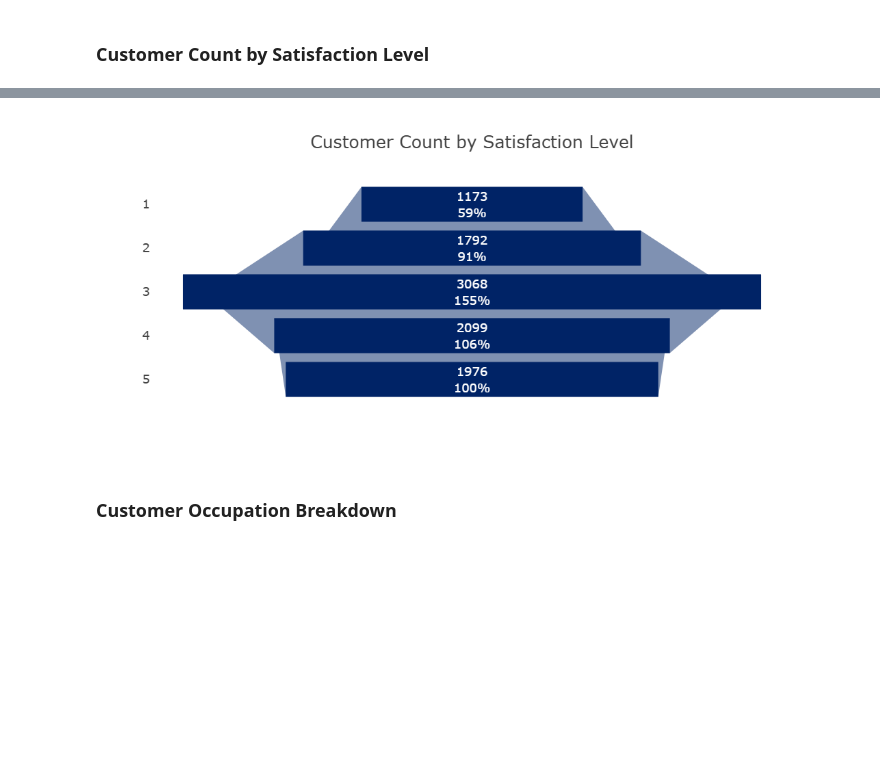
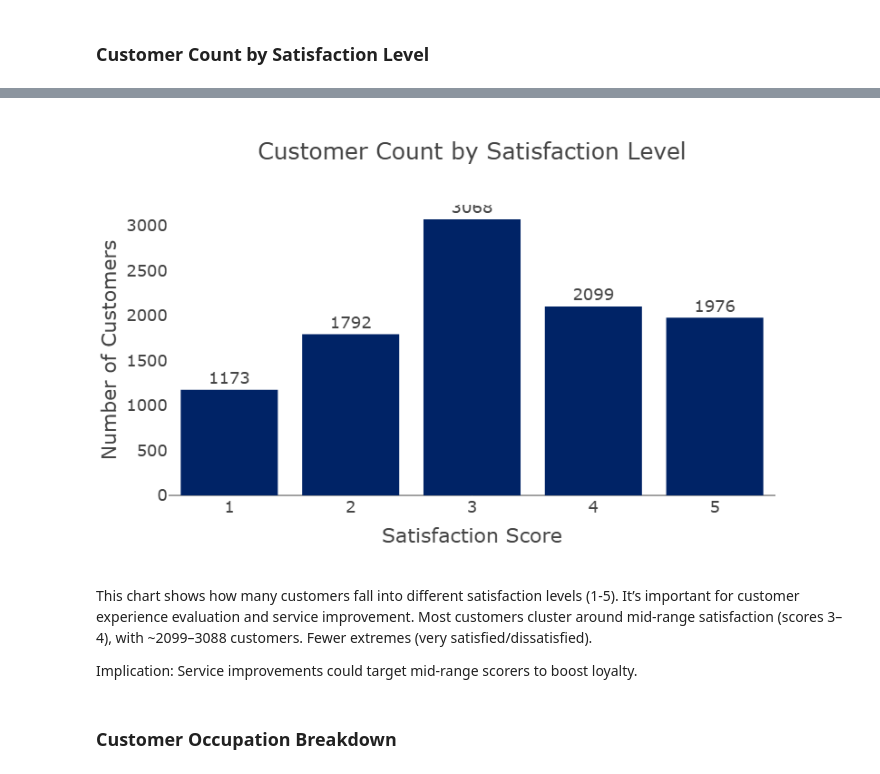
Before and after one commit to NadiaHirwa/Credit-Card-Financial, a Jupyter notebook: notebooks/Data_Analysis.ipynb, the cells around one changed output, grey strips where cells are left out. Cells and saved outputs as stored; diff of their text form; code cells hidden in the pictures; blank space fills up the shorter version.

```diff
--- a/notebooks/Data_Analysis.ipynb
+++ b/notebooks/Data_Analysis.ipynb
@@ -683,29 +841,46 @@ funnel_df
 # %%
-import plotly.graph_objects as go
+import plotly.express as px
 
-fig = go.Figure(go.Funnel(
-    y = funnel_df['Cust_Satisfaction_Score'].astype(str),
-    x = funnel_df['customer_count'],
-    textinfo = "value+percent initial",
-    marker = {"color": "#002366"}
-))
+# Group and sort
+bar_df = merged_df.groupby('Cust_Satisfaction_Score')['Client_Num'].count().reset_index(name='customer_count')
+bar_df = bar_df.sort_values(by='customer_count', ascending = False)
 
+# Plot
+fig = px.bar(
+    bar_df,
+    x='Cust_Satisfaction_Score',
+    y='customer_count',
+    text='customer_count',
+    title='Customer Count by Satisfaction Level',
+    labels={'Cust_Satisfaction_Score': 'Satisfaction Score', 'customer_count': 'Number of Customers'},
+    color_discrete_sequence=["#002366"]
+)
+
+fig.update_traces(textposition='outside')
 fig.update_layout(
-    title="Customer Count by Satisfaction Level",
     template="presentation",
     paper_bgcolor="rgba(0,0,0,0)",
     plot_bgcolor="rgba(0,0,0,0)",
     height=500,
-    width=800
+    width=800,
+    xaxis=dict(showgrid=False),
+    yaxis=dict(showgrid=False)
 )
 
-fig.write_image(os.path.join(results_dir, 'Customer_Count_by_Satisfaction_Funnel.jpg'))
-fig.write_image(os.path.join(results_dir, 'Customer_Count_by_Satisfaction_Funnel.png'))
-fig.write_html(os.path.join(results_dir, 'Customer_Count_by_Satisfaction_Funnel.html'))
+# Save
+fig.write_image(os.path.join(results_dir, 'Customer_Count_by_Satisfaction_Bar.jpg'))
+fig.write_image(os.path.join(results_dir, 'Customer_Count_by_Satisfaction_Bar.png'))
+fig.write_html(os.path.join(results_dir, 'Customer_Count_by_Satisfaction_Bar.html'))
 
 fig.show()
 # %% [output]
-[figure, old version]
+[figure, new version]
+# %% [markdown]
+This chart shows how many customers fall into different satisfaction levels (1-5). It’s important for customer experience evaluation and service improvement.
+Most customers cluster around mid-range satisfaction (scores 3–4), with ~2099–3088 customers.
+Fewer extremes (very satisfied/dissatisfied).
+
+Implication: Service improvements could target mid-range scorers to boost loyalty.
 # %% [markdown]
 ### Customer Occupation Breakdown
 # %%
```
Also changed, not shown: parts of 38 cells of this notebook, 21 other files.
